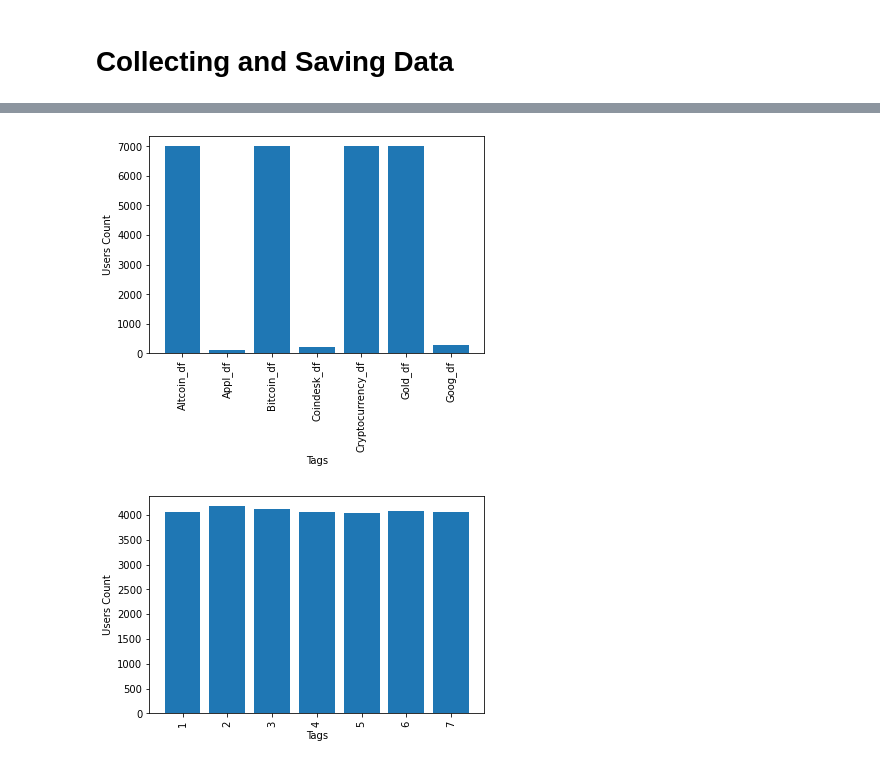
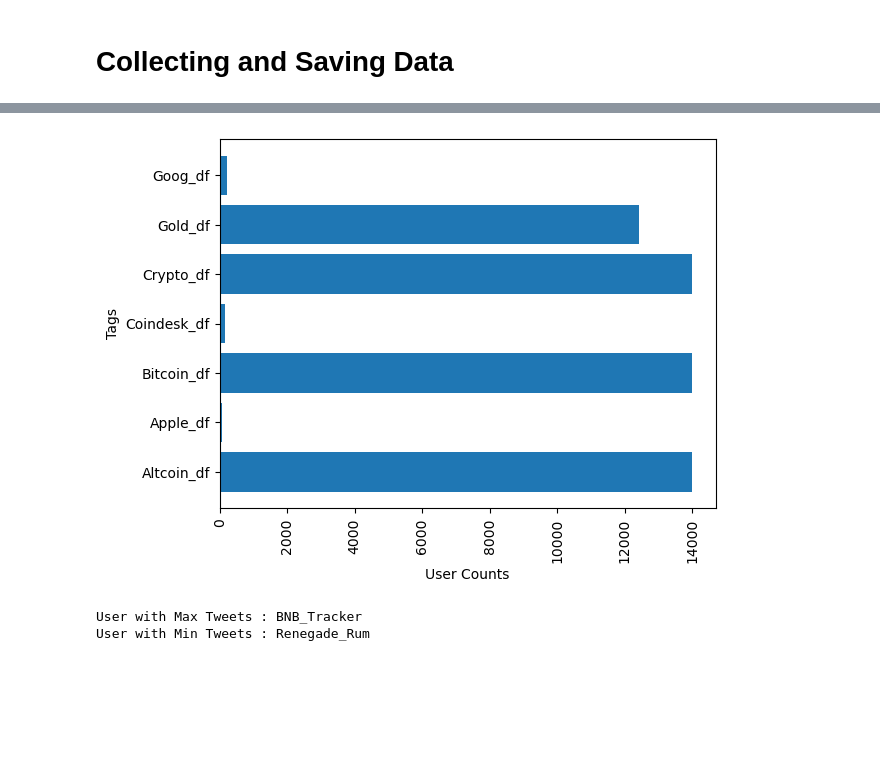
Before and after one commit to gurdaan/CBD_Twitter, a Jupyter notebook: code.ipynb, the cells around one changed output, grey strips where cells are left out. Saved outputs shown, nothing was run; the diff lists cells and outputs as text; code cells hidden in the pictures; blank space fills up the shorter version.

```diff
--- a/code.ipynb
+++ b/code.ipynb
@@ -77,8 +69,8 @@ Yhoo_df=pd.read_csv("Yhoo_7days.csv")
 # %%
 # Clubing all dataframes together
 
-df_list=[Altcoin_df,Bitcoin_df,Coindesk_df,Cryptocurrency_df,Gold_df,Appl_df,Goog_df,Yhoo_df]
-df_list_name=["Altcoin_df","Bitcoin_df","Coindesk_df","Cryptocurrency_df","Gold_df","Appl_df","Goog_df","Yhoo_df"]
+df_list=[altCoinMerged_df,appleMerged_df,bitCoinMerged_df,coinDeskMerged_df,cryptoMerged_df,goldMerged_df,googleMerged_df,yahooMerged_df]
+df_list_name=["Altcoin_df","Apple_df","Bitcoin_df","Coindesk_df","Crypto_df","Gold_df","Goog_df","Yhoo_df"]
 index=0
 for dataframes in df_list:
     dataframes["tag"]=df_list_name[index]
@@ -126,20 +118,23 @@ merged_df.head()
 # %%
+# Analyzing how many users have tweeted in each tag
+
 grouped_data = merged_df.groupby('tag')['username'].count()
 
-plt.bar(grouped_data.index, grouped_data.values)
+plt.barh(grouped_data.index, grouped_data.values)
 plt.xticks(rotation=90)
-plt.xlabel('Tags')
-plt.ylabel('Users Count')
+plt.xlabel('User Counts')
+plt.ylabel('Tags')
 plt.show()
 # %% [output]
-[figure, old version]
+[figure, new version]
-# %%
-grouped_data = merged_df.groupby('day')['username'].count()
-
-plt.bar(grouped_data.index, grouped_data.values)
-plt.xticks(rotation=90)
-plt.xlabel('Tags')
-plt.ylabel('Users Count')
-plt.show()
-# %% [output]
-[figure, removed]
+# %%
+# Analyzing which users have tweeted the max and min number of times
+
+temp = merged_df['username'].value_counts()
+max_user = temp.idxmax()
+min_user = temp.idxmin()
+print("User with Max Tweets :",max_user)
+print("User with Min Tweets :",min_user)
+# %% [output]
+User with Max Tweets : BNB_Tracker
+User with Min Tweets : Renegade_Rum
```
Also changed, not shown: parts of 26 cells of this notebook.
